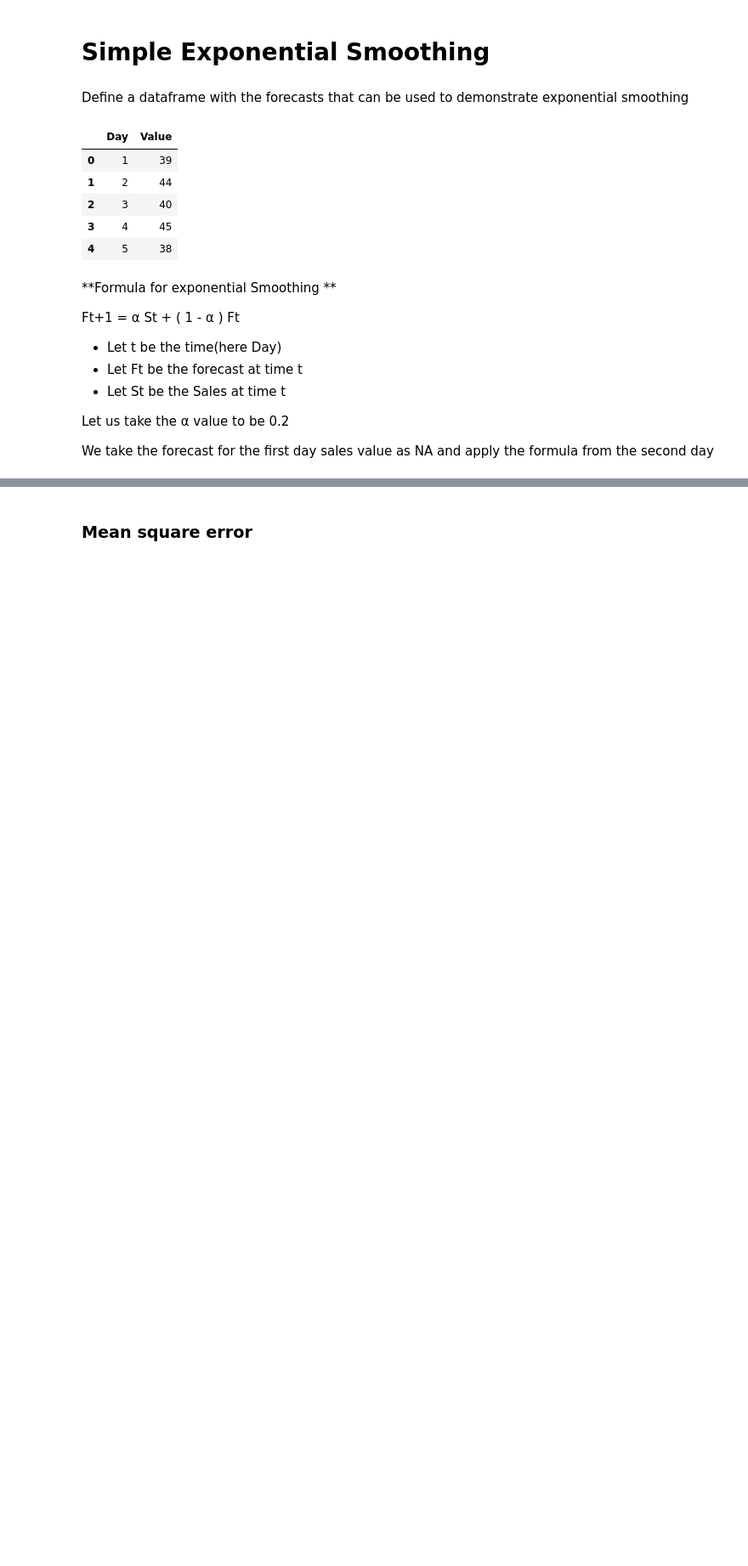
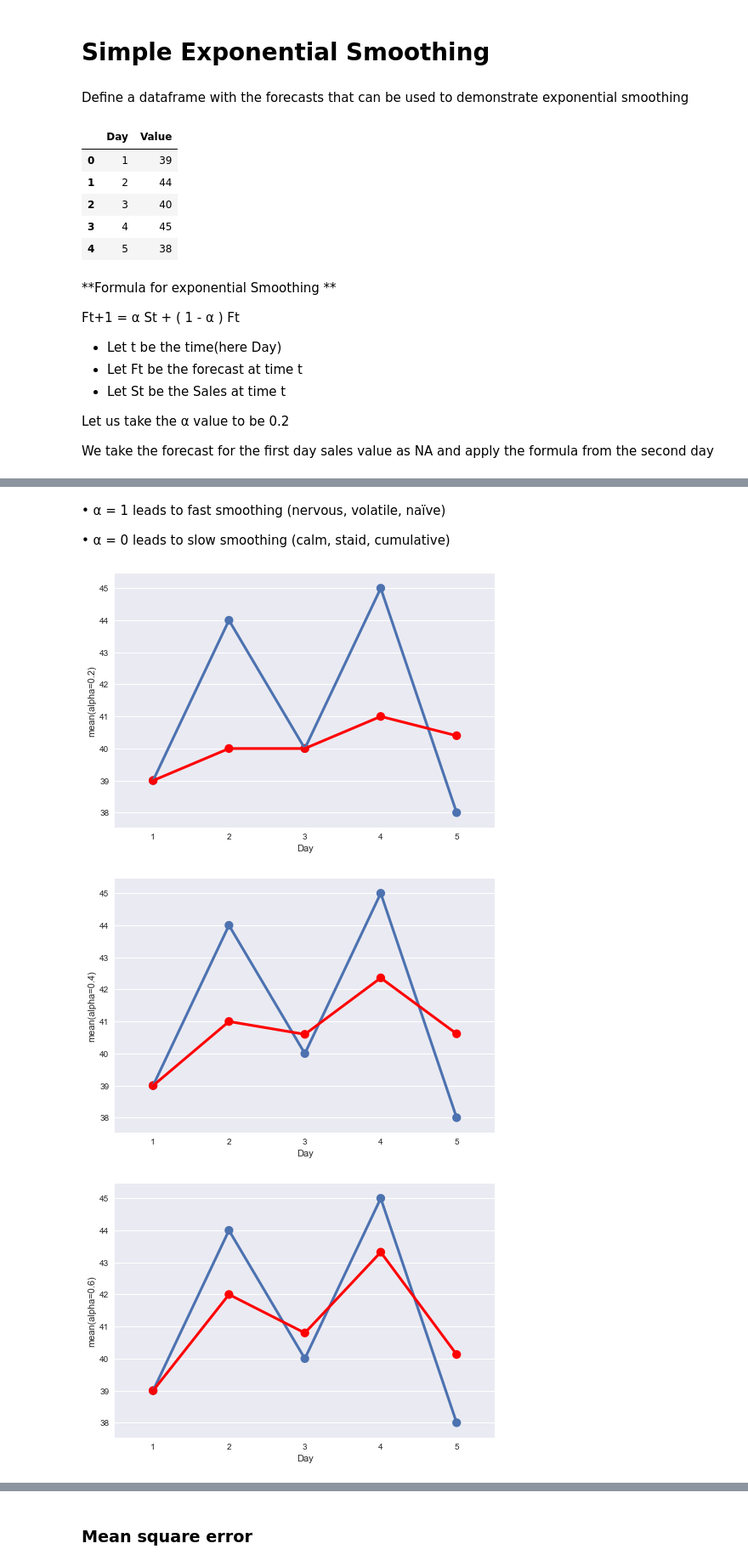
Before and after one commit to Sangarshanan/time-series-forecasting, a Jupyter notebook: Simple Exponential Smoothing.ipynb, the cells around one changed output, grey strips where cells are left out. Shown at 85% size. Drawn from its saved outputs; the diff is of its cells as text; code cells hidden in the pictures; blank space fills up the shorter version.

```diff
--- a/Simple Exponential Smoothing.ipynb
+++ b/Simple Exponential Smoothing.ipynb
@@ -62,0 +59,30 @@ SALES FORECAST FOR DAY 6 IS: 41.0
+# %% [markdown]
+• α = 1 leads to fast smoothing (nervous, volatile, naïve)
+
+• α = 0 leads to slow smoothing (calm, staid, cumulative)
+# %%
+import seaborn as sns
+import matplotlib.pyplot as plt
+fig, ax = plt.subplots()
+sns.pointplot(x='Day', y='Value', data=data, ax=ax)
+sns.pointplot(x='Day', y='alpha=0.2', data=data, ax=ax, color='r')
+sns.plt.show()
+
+fig, ax = plt.subplots()
+sns.pointplot(x='Day', y='Value', data=data, ax=ax)
+sns.pointplot(x='Day', y='alpha=0.4', data=data, ax=ax, color='r')
+sns.plt.show()
+
+fig, ax = plt.subplots()
+sns.pointplot(x='Day', y='Value', data=data, ax=ax)
+sns.pointplot(x='Day', y='alpha=0.6', data=data, ax=ax, color='r')
+sns.plt.show()
+
+fig, ax = plt.subplots()
+sns.pointplot(x='Day', y='Value', data=data, ax=ax)
+sns.pointplot(x='Day', y='alpha=0.8', data=data, ax=ax, color='r')
+sns.plt.show()
+# %% [output]
+[figure, added]
+[figure, added]
+[figure, added]
```
Also changed, not shown: parts of 16 cells of this notebook.
